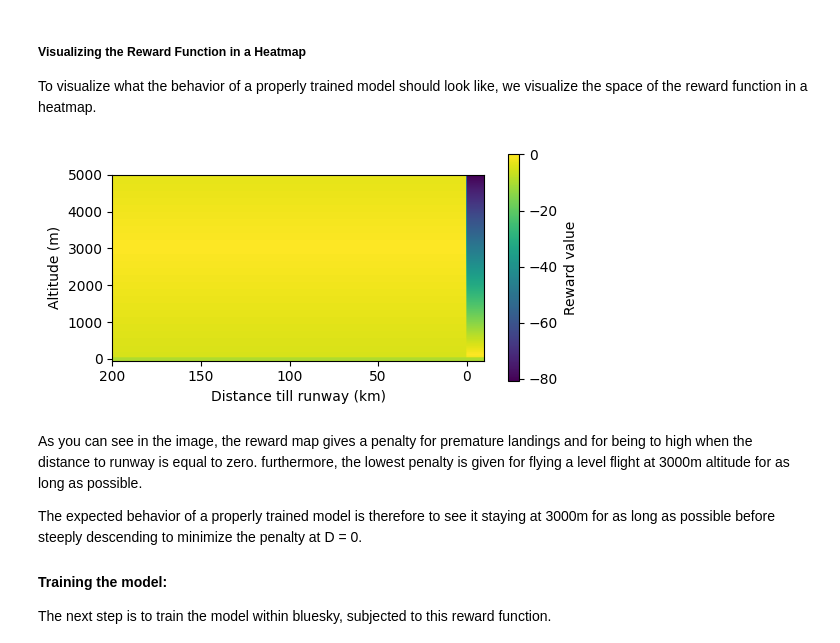
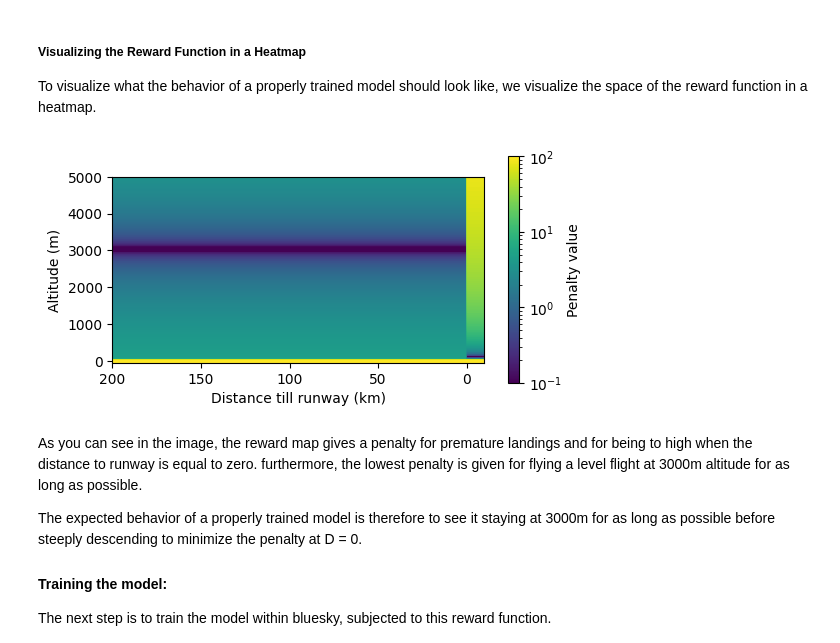
Before and after one commit to jangroter/BSRLNotebook, a Jupyter notebook: ExampleNotebook.ipynb, the cells around one changed output. Saved outputs shown, nothing was run; the diff lists cells and outputs as text; code cells hidden in the pictures.

```diff
--- a/ExampleNotebook.ipynb
+++ b/ExampleNotebook.ipynb
@@ -138,7 +138,7 @@ def get_reward(state):
     if dis > 0 and alt> 0:
         return abs(3000-alt)*-5/3000, 0
     elif alt <= 0:
-        return -10, 1
+        return -100, 1
     elif dis <= 0:
         return abs(100-alt)*-50/3000, 1
 # %% [markdown]
@@ -162,36 +162,36 @@ from matplotlib.colors import LogNorm
 
 
 # Generate the array of all x and y state pairs for which we want to visualize the reward
 # Note that because the RL model works with normalized state data, we normalize the x and y data
 xarray = np.flip(np.arange(-10,210,1))
 yarray = np.flip(np.arange(-50,5000,50))
 
 xnorm = (xarray-100)/200
 ynorm = (yarray-1500)/3000
 
 reward_map = np.zeros((len(ynorm),len(xnorm)))
 
 for i in range(len(xnorm)):
     for j in range(len(ynorm)):
         # get reward requires the state as an input, which contains also the vertical speed.
         # for now just set that at zero.
         state = [ynorm[j],0,xnorm[i]]
         reward_map[j,i], _ = get_reward(state) # Returns a scalar reward, and a done flag
 
 fig, ax = plt.subplots(figsize=(6, 3), dpi=100)
-figure = ax.imshow(reward_map, extent=[200,-10,-50,5000])
+figure = ax.imshow(reward_map*-1, extent=[200,-10,-50,5000], norm=LogNorm(vmin=0.1,vmax=100))
 
 cbar = plt.colorbar(figure)
-cbar.set_label('Reward value')
+cbar.set_label('Penalty value')
 im = ax.get_images()
 extent =  im[0].get_extent()
 ax.set_xlabel('Distance till runway (km)')
 ax.set_ylabel('Altitude (m)')
 ax.set_aspect(abs((extent[1]-extent[0])/(extent[3]-extent[2]))/2)
 
 plt.show()
 # %% [output]
-[figure, old version]
+[figure, new version]
 # %% [markdown]
 As you can see in the image, the reward map gives a penalty for premature landings and for being to high when the distance to runway is equal to zero.
 furthermore, the lowest penalty is given for flying a level flight at 3000m altitude for as long as possible.
```
Also changed, not shown: parts of 3 cells of this notebook.
